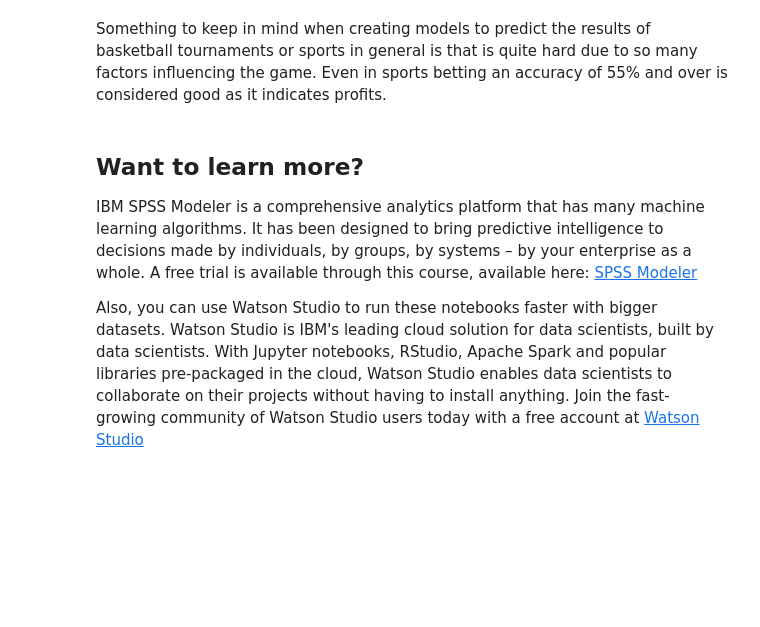
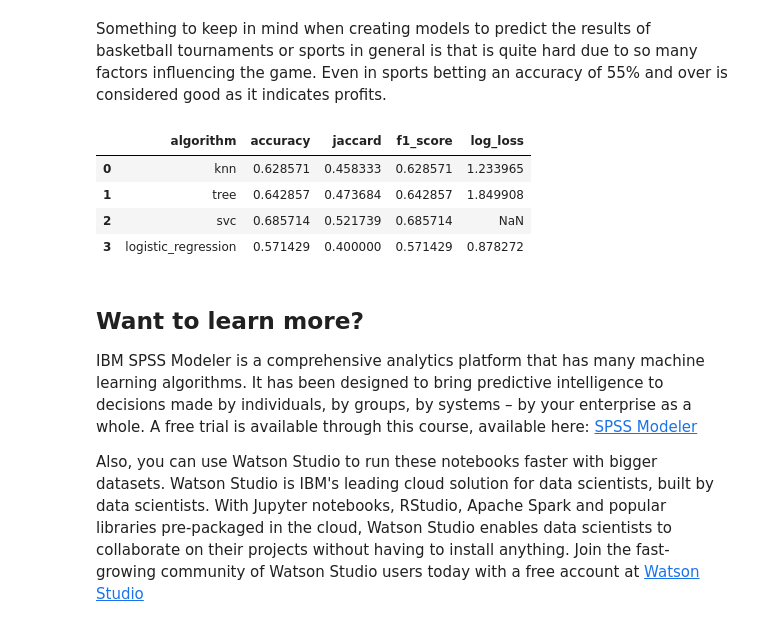
Before and after one commit to julihocc/ibm-machine-learning, a Jupyter notebook: 501-final-project/DS-8-Assignment.ipynb, the cells around one changed output. Saved outputs shown, nothing was run; the diff lists cells and outputs as text; code cells hidden in the pictures; blank space fills up the shorter version.

Commit message:
Complete models evaluation

```diff
--- a/501-final-project/DS-8-Assignment.ipynb
+++ b/501-final-project/DS-8-Assignment.ipynb
@@ -595,12 +595,17 @@ for algorithm, classifier in optimized.items():
     output = {}
     output["algorithm"] = algorithm
     predictions = classifier.predict(test_X)
+    try:
+        probabilities = classifier.predict_proba(test_X)
+    except Exception as error:
+        probabilities = None
+        print(error)
     print(algorithm, predictions)
     output["accuracy"] = accuracy_score(test_y, predictions)
     output["jaccard"] = jaccard_index(predictions, test_y)
     output["f1_score"] = f1_score(test_y, predictions, average="micro")
     try:
-        output["log_loss"] = log_loss(test_y, predictions)
+        output["log_loss"] = log_loss(test_y, probabilities)
     except Exception as error:
         output["log_loss"] = np.nan
         print(error)
@@ -657,6 +662,14 @@ You should be able to report the accuracy of the built model using different eva
 | LogisticRegression |     ?    |     ?    |     ?     |     ?   |
 # %% [markdown]
 Something to keep in mind when creating models to predict the results of basketball tournaments or sports in general is that is quite hard due to so many factors influencing the game. Even in sports betting an accuracy of 55% and over is considered good as it indicates profits.
+# %%
+pd.DataFrame(models)
+# %% [output]
+|  | algorithm | accuracy | jaccard | f1_score | log_loss |
+| 0 | knn | 0.628571 | 0.458333 | 0.628571 | 1.233965 |
+| 1 | tree | 0.642857 | 0.473684 | 0.642857 | 1.849908 |
+| 2 | svc | 0.685714 | 0.521739 | 0.685714 | NaN |
+| 3 | logistic_regression | 0.571429 | 0.400000 | 0.571429 | 0.878272 |
 # %% [markdown]
 <h2>Want to learn more?</h2>
 
```
Also changed, not shown: parts of 1 cell of this notebook.
